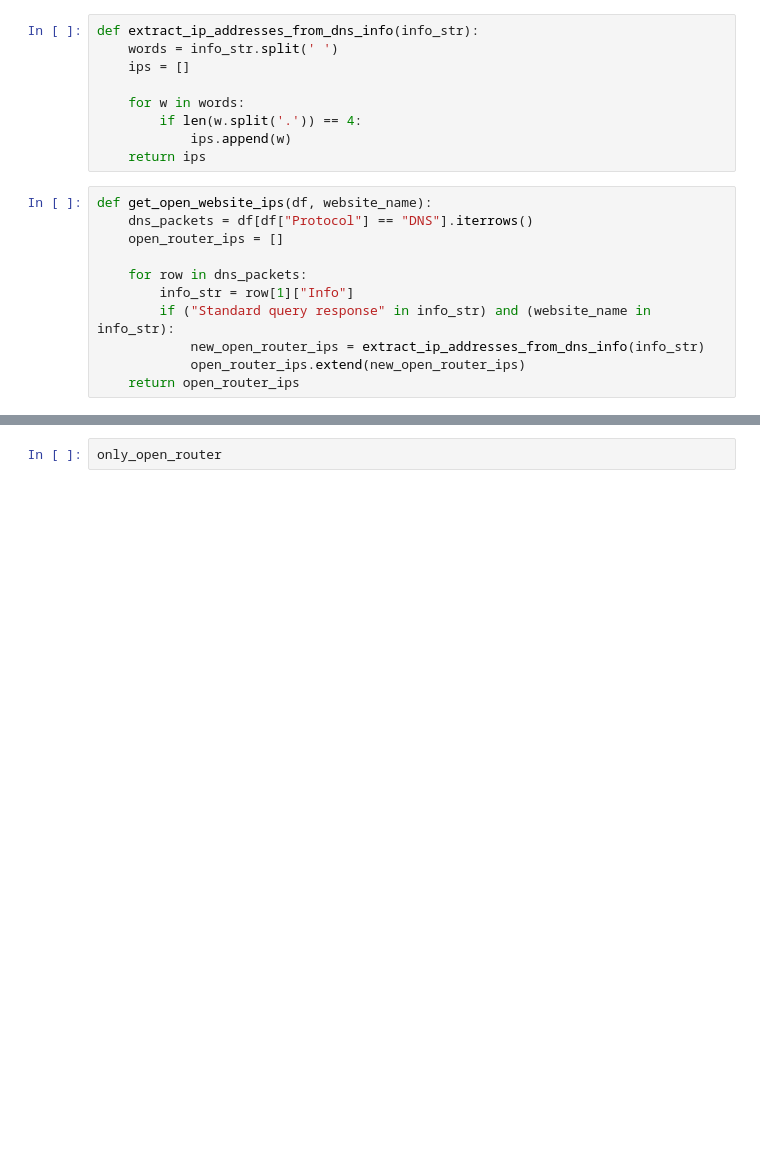
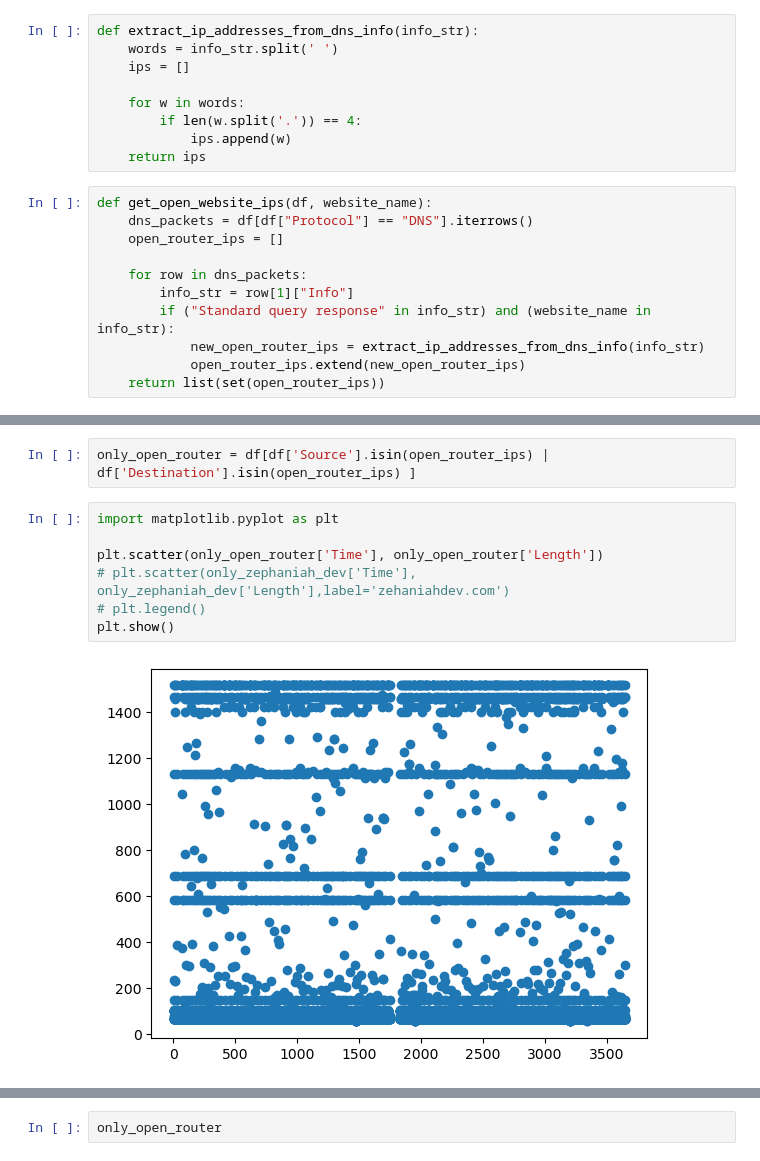
Before and after one commit to noise-course/course-project-zroe1, a Jupyter notebook: main.ipynb, the cells around one changed output, grey strips where cells are left out. Drawn from its saved outputs; the diff is of its cells as text; blank space fills up the shorter version.

```diff
--- a/main.ipynb
+++ b/main.ipynb
@@ -20,4 +22,4 @@ def get_open_website_ips(df, website_name):
         if ("Standard query response" in info_str) and (website_name in info_str):
             new_open_router_ips = extract_ip_addresses_from_dns_info(info_str)
             open_router_ips.extend(new_open_router_ips)
-    return open_router_ips
+    return list(set(open_router_ips))
@@ -73,2 +124,13 @@ def split_df_into_api_segments(df, open_router_ips):
+# %%
+only_open_router = df[df['Source'].isin(open_router_ips) | df['Destination'].isin(open_router_ips) ]
+# %%
+import matplotlib.pyplot as plt
+
+plt.scatter(only_open_router['Time'], only_open_router['Length'])
+# plt.scatter(only_zephaniah_dev['Time'], only_zephaniah_dev['Length'],label='zehaniahdev.com')
+# plt.legend()
+plt.show()
+# %% [output]
+[figure, added]
 # %%
 segments = split_df_into_api_segments(df, open_router_ips)
```
Also changed, not shown: parts of 27 cells of this notebook, 1 other file.
